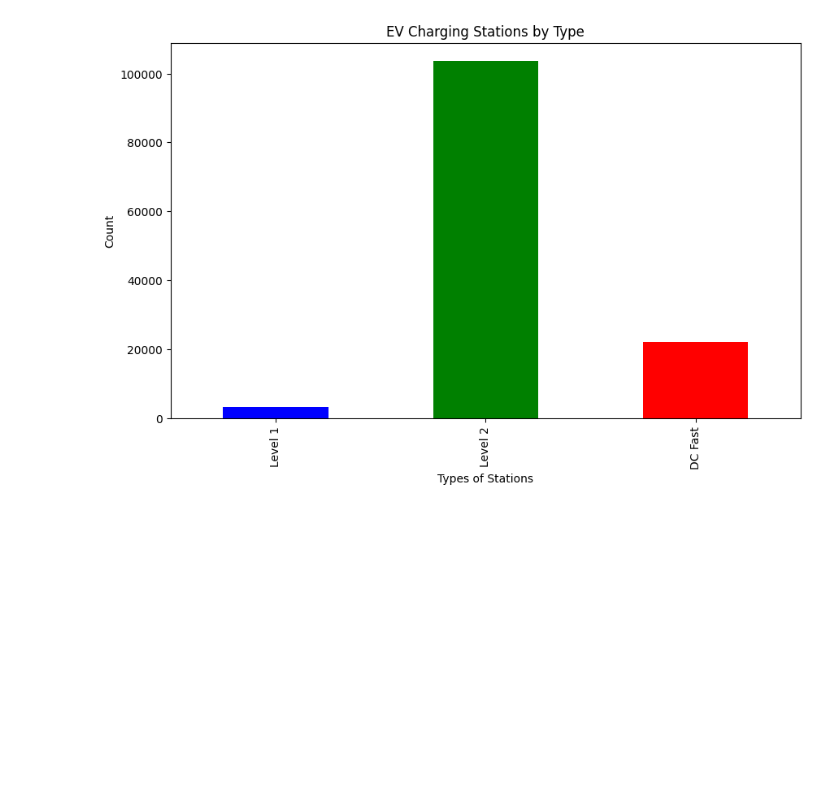
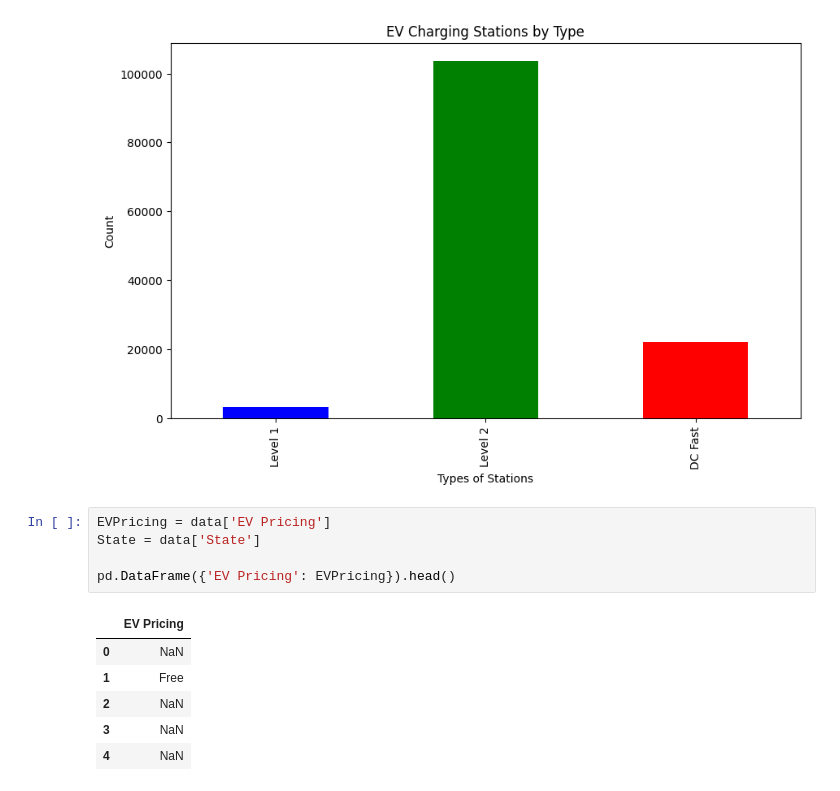
Before and after one commit to royd2023/DataI-O-, a Jupyter notebook: data.ipynb, the cells around one changed output. Saved outputs shown, nothing was run; the diff lists cells and outputs as text; blank space fills up the shorter version.

```diff
--- a/data.ipynb
+++ b/data.ipynb
@@ -75,3 +78,15 @@ plt.ylabel('Count')
 plt.show()
 # %% [output]
 [figure]
+# %%
+EVPricing = data['EV Pricing']
+State = data['State']
+
+pd.DataFrame({'EV Pricing': EVPricing}).head()
+# %% [output]
+|  | EV Pricing |
+| 0 | NaN |
+| 1 | Free |
+| 2 | NaN |
+| 3 | NaN |
+| 4 | NaN |
```
Also changed, not shown: parts of 5 cells of this notebook.
